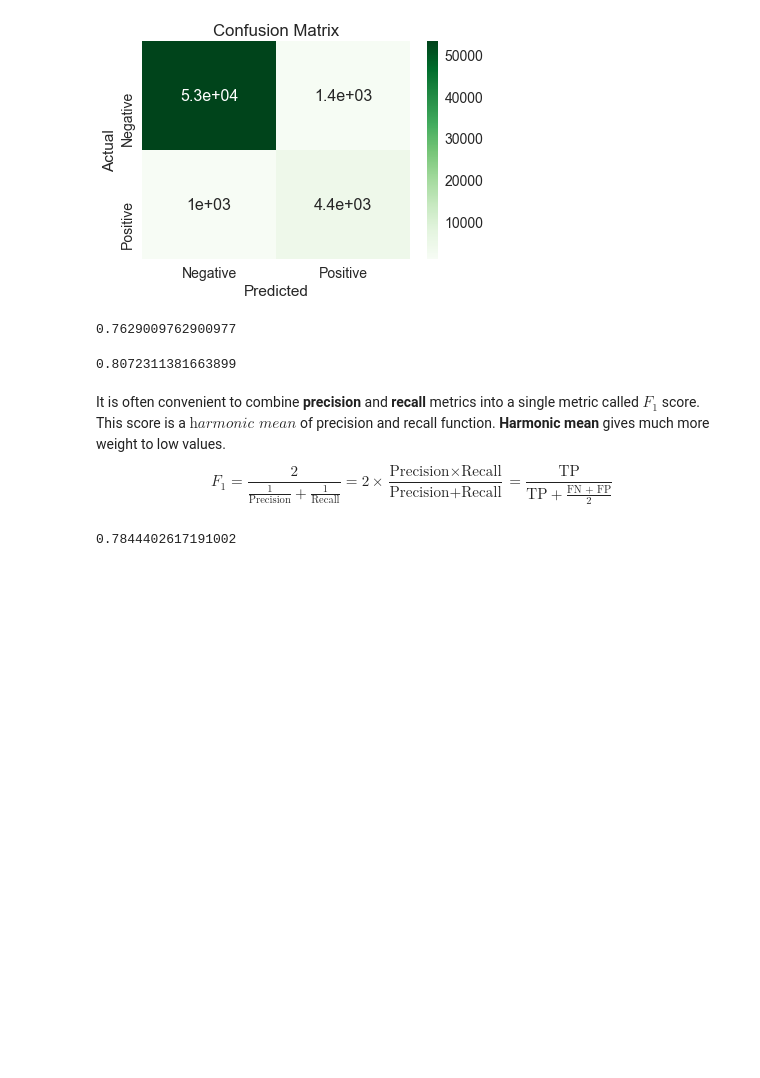
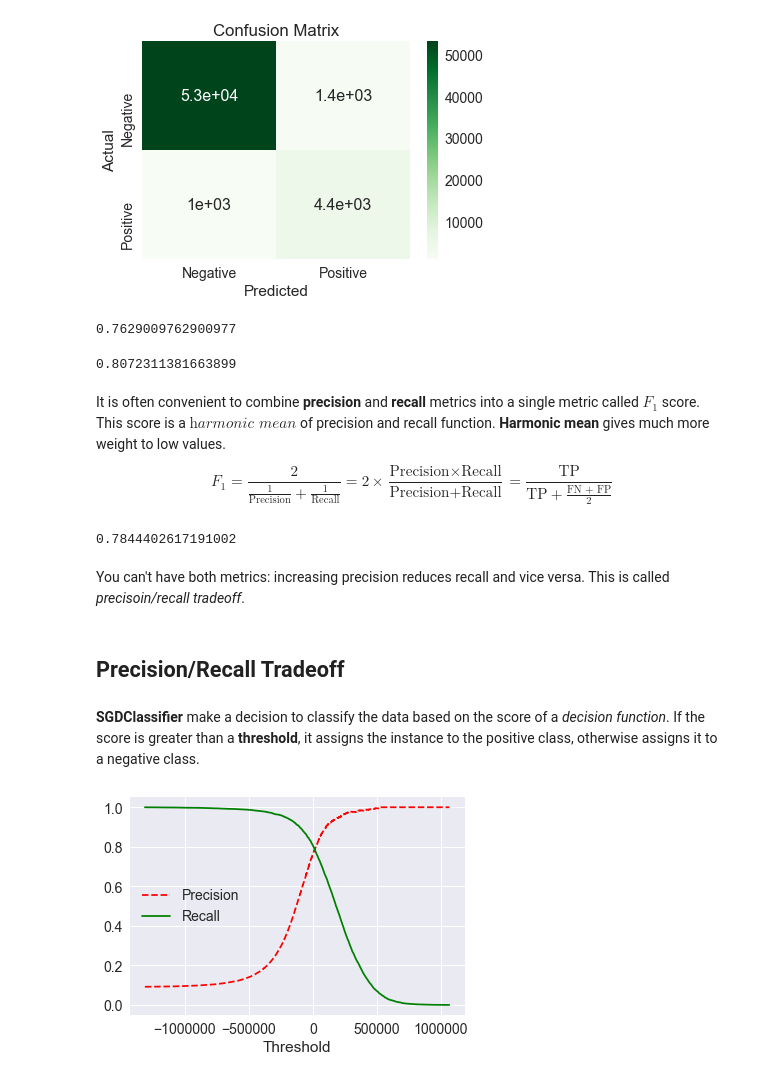
Before and after one commit to beginner1010/MachineLearning, a Jupyter notebook: Classification.ipynb, the cells around one changed output. Drawn from its saved outputs; the diff is of its cells as text; code cells hidden in the pictures; blank space fills up the shorter version.

```diff
--- a/Classification.ipynb
+++ b/Classification.ipynb
@@ -117,3 +117,25 @@ from sklearn.metrics import f1_score
 f1_score (y_train_5, y_train_pred)
 # %% [output]
 0.7844402617191002
+# %% [markdown]
+You can't have both metrics: increasing precision reduces recall and vice versa. This is called *precisoin/recall tradeoff*.
+# %% [markdown]
+## Precision/Recall Tradeoff
+# %% [markdown]
+__SGDClassifier__ make a decision to classify the data based on the score of a *decision function*. If the score is greater than a __threshold__, it assigns the instance to the positive class, otherwise assigns it to a negative class.
+# %%
+y_scores = cross_val_predict(sgd_clf, X_train, y_train_5, cv=3, method='decision_function')
+# %%
+from sklearn.metrics import precision_recall_curve
+precisions, recalls, thresholds = precision_recall_curve(y_true=y_train_5, probas_pred=y_scores)
+# %%
+def plot_precision_recall_vs_threshold(precisions, recalls, thresholds):
+    plt.plot(thresholds, precisions[:-1], 'r--', label='Precision')
+    plt.plot(thresholds, recalls[:-1], 'g-', label='Recall')
+    plt.xlabel('Threshold')
+    plt.legend(loc='center left')
+
+plot_precision_recall_vs_threshold(precisions=precisions, recalls=recalls, thresholds=thresholds)
+plt.show()
+# %% [output]
+[figure, added]
```
Also changed, not shown: parts of 2 cells of this notebook.
